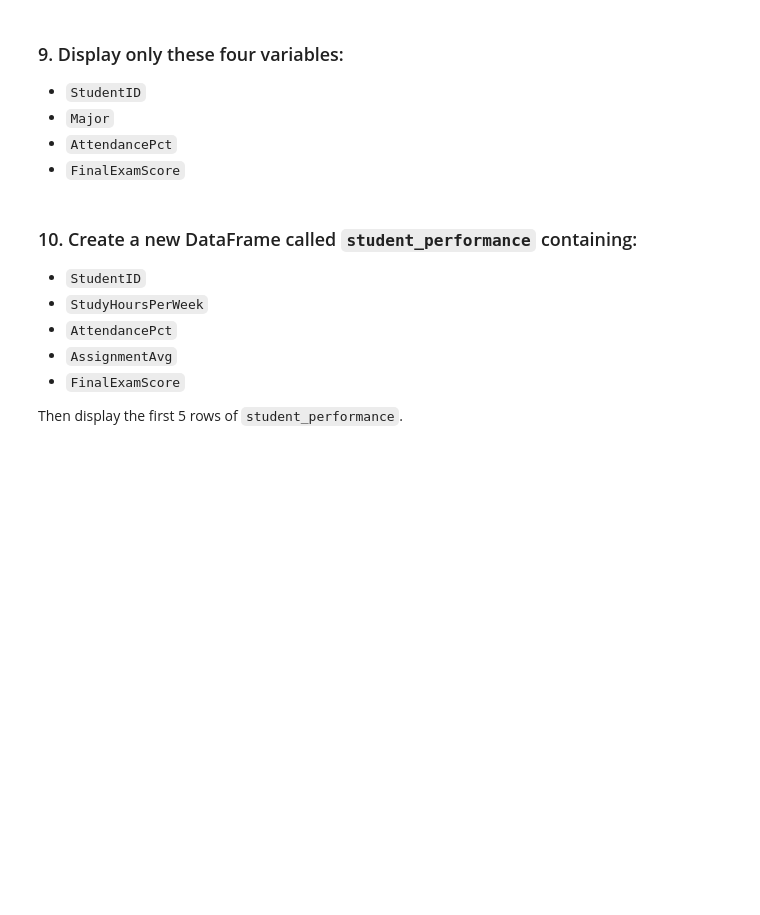
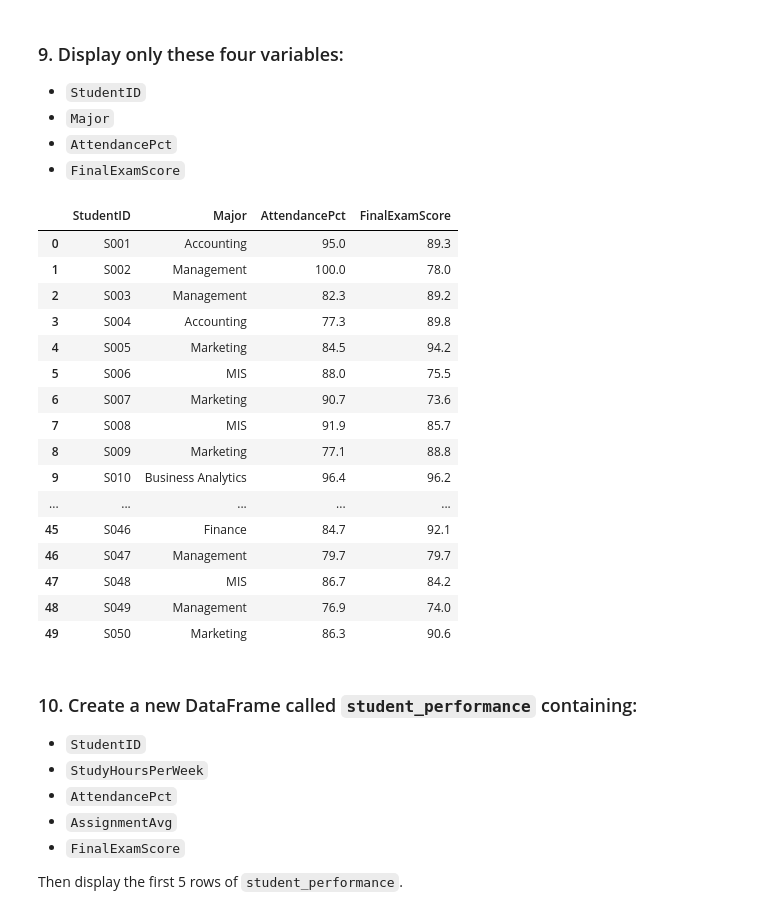
Before and after one commit to benjamin2138-dot/Python-Class, a Jupyter notebook: Python_Foundations_Homework_Google_Colab_(1).ipynb, the cells around one changed output. Cells and saved outputs as stored; diff of their text form; code cells hidden in the pictures; blank space fills up the shorter version.

```diff
--- a/Python_Foundations_Homework_Google_Colab_(1).ipynb
+++ b/Python_Foundations_Homework_Google_Colab_(1).ipynb
@@ -86,3 +156,23 @@ Type your answers in this Markdown cell after running your code.
+# %%
+students[["StudentID", "Major", "AttendancePct", "FinalExamScore"]]
+# %% [output]
+|  | StudentID | Major | AttendancePct | FinalExamScore |
+| 0 | S001 | Accounting | 95.0 | 89.3 |
+| 1 | S002 | Management | 100.0 | 78.0 |
+| 2 | S003 | Management | 82.3 | 89.2 |
+| 3 | S004 | Accounting | 77.3 | 89.8 |
+| 4 | S005 | Marketing | 84.5 | 94.2 |
+| 5 | S006 | MIS | 88.0 | 75.5 |
+| 6 | S007 | Marketing | 90.7 | 73.6 |
+| 7 | S008 | MIS | 91.9 | 85.7 |
+| 8 | S009 | Marketing | 77.1 | 88.8 |
+| 9 | S010 | Business Analytics | 96.4 | 96.2 |
+| ... | ... | ... | ... | ... |
+| 45 | S046 | Finance | 84.7 | 92.1 |
+| 46 | S047 | Management | 79.7 | 79.7 |
+| 47 | S048 | MIS | 86.7 | 84.2 |
+| 48 | S049 | Management | 76.9 | 74.0 |
+| 49 | S050 | Marketing | 86.3 | 90.6 |
 # %% [markdown]
 ### 10. Create a new DataFrame called `student_performance` containing:
 
```
Also changed, not shown: parts of 38 cells of this notebook.
